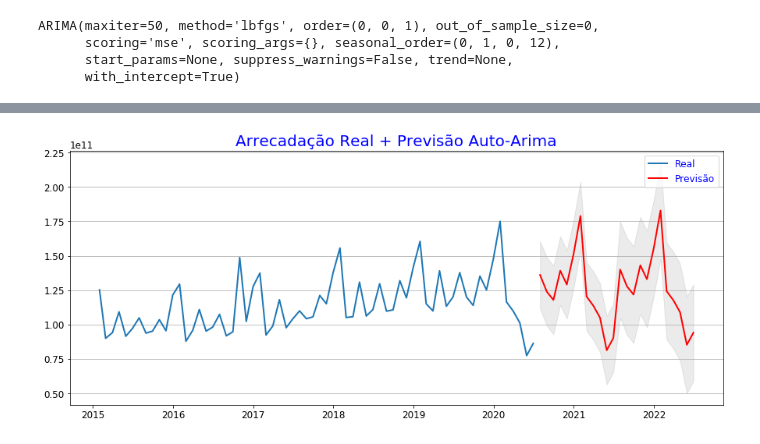
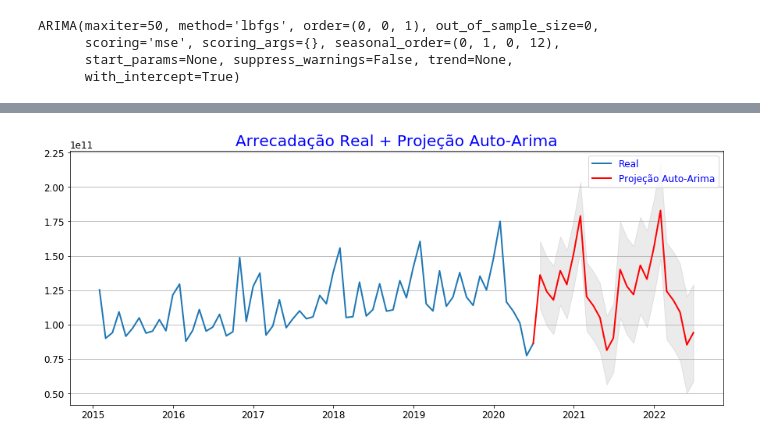
Before and after one commit to grmarcolini/TCC-Bigdata, a Jupyter notebook: 05.2-Machine_Learning-AUTO-ARIMA.ipynb, the cells around one changed output, grey strips where cells are left out. Saved outputs shown, nothing was run; the diff lists cells and outputs as text; code cells hidden in the pictures.

```diff
--- a/05.2-Machine_Learning-AUTO-ARIMA.ipynb
+++ b/05.2-Machine_Learning-AUTO-ARIMA.ipynb
@@ -179,16 +179,18 @@ nper=24
 yhat = model_auto.predict(n_periods=nper)
 date_range = pd.date_range(start='2020-07-31', periods=nper, freq='M')
 yhat = pd.Series(yhat, index = date_range)
+yhat = yhat.append(train.last('m'))
+yhat.sort_index(inplace=True)
 #Obtém o intervalo de confiança
 conf_int = model_auto.predict(nper, return_conf_int=True, alpha = 0.05)
 # %%
 #Plota o resultado da previsão
-plt.title('Arrecadação Real + Previsão Auto-Arima')
+plt.title('Arrecadação Real + Projeção Auto-Arima')
 plt.plot(train, label='Real')
-plt.plot(yhat, color='red', label='Previsão')
-plt.fill_between(yhat.index, conf_int[1][:,0], conf_int[1][:,1], color='k', alpha=.08)
+plt.plot(yhat, color='red', label='Projeção Auto-Arima')
+plt.fill_between(yhat.index[-nper:], conf_int[1][:,0], conf_int[1][:,1], color='k', alpha=.08)
 plt.grid(True,axis='y')
 plt.legend(loc='best')
 plt.show()
 # %% [output]
-[figure, old version]
+[figure, new version]
```
Also changed, not shown: parts of 2 cells of this notebook, 1 other file.
